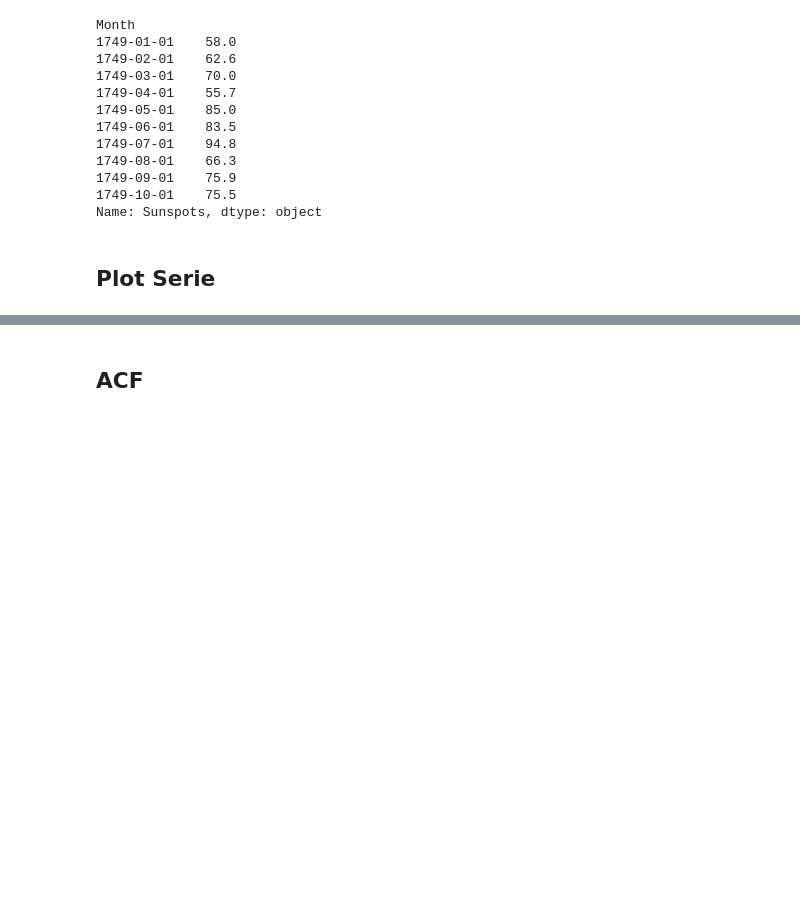
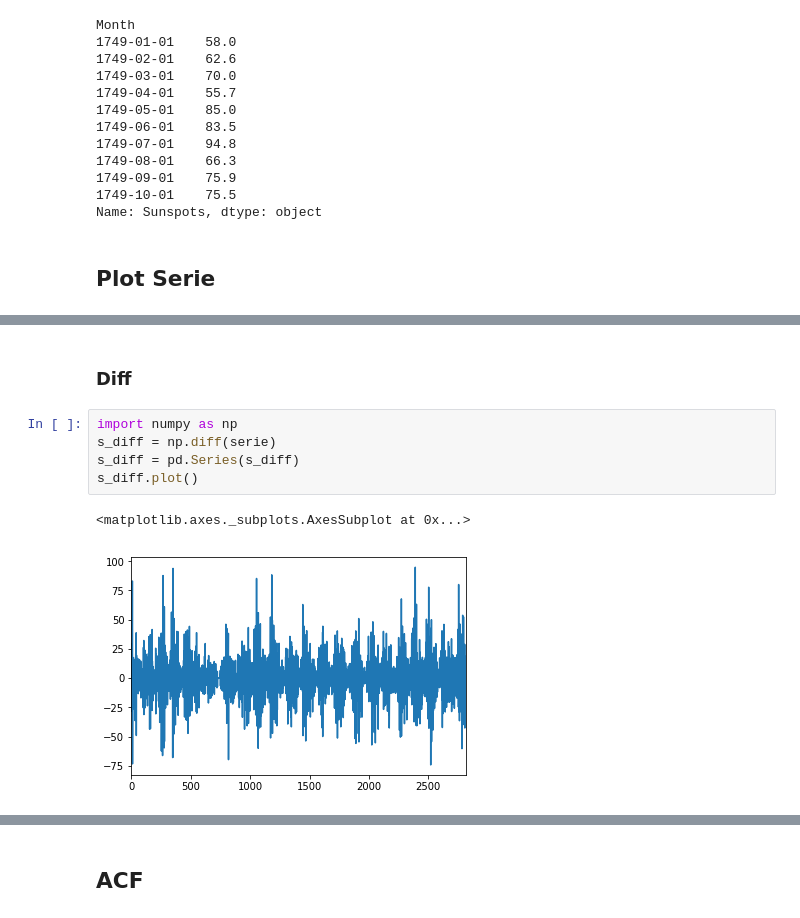
Before and after one commit to jamissonfreitas/IN1167, a Jupyter notebook: report.ipynb, the cells around one changed output, grey strips where cells are left out. Cells and saved outputs as stored; diff of their text form; blank space fills up the shorter version.

```diff
--- a/report.ipynb
+++ b/report.ipynb
@@ -81,0 +84,10 @@ plt.show()
+# %% [markdown]
+### Diff
+# %%
+import numpy as np
+s_diff = np.diff(serie)
+s_diff = pd.Series(s_diff)
+s_diff.plot()
+# %% [output]
+<matplotlib.axes._subplots.AxesSubplot at 0x...>
+[figure, added]
```
Also changed, not shown: parts of 24 cells of this notebook.
